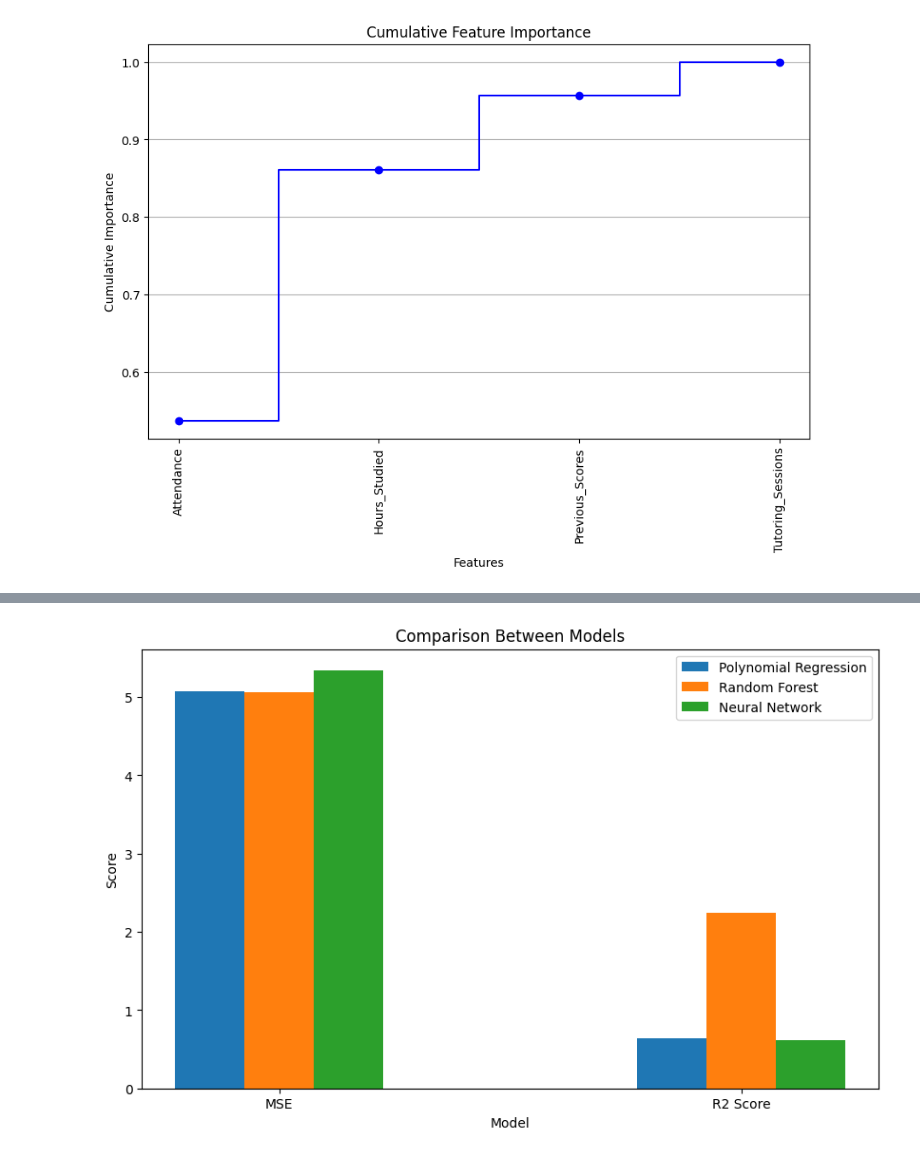
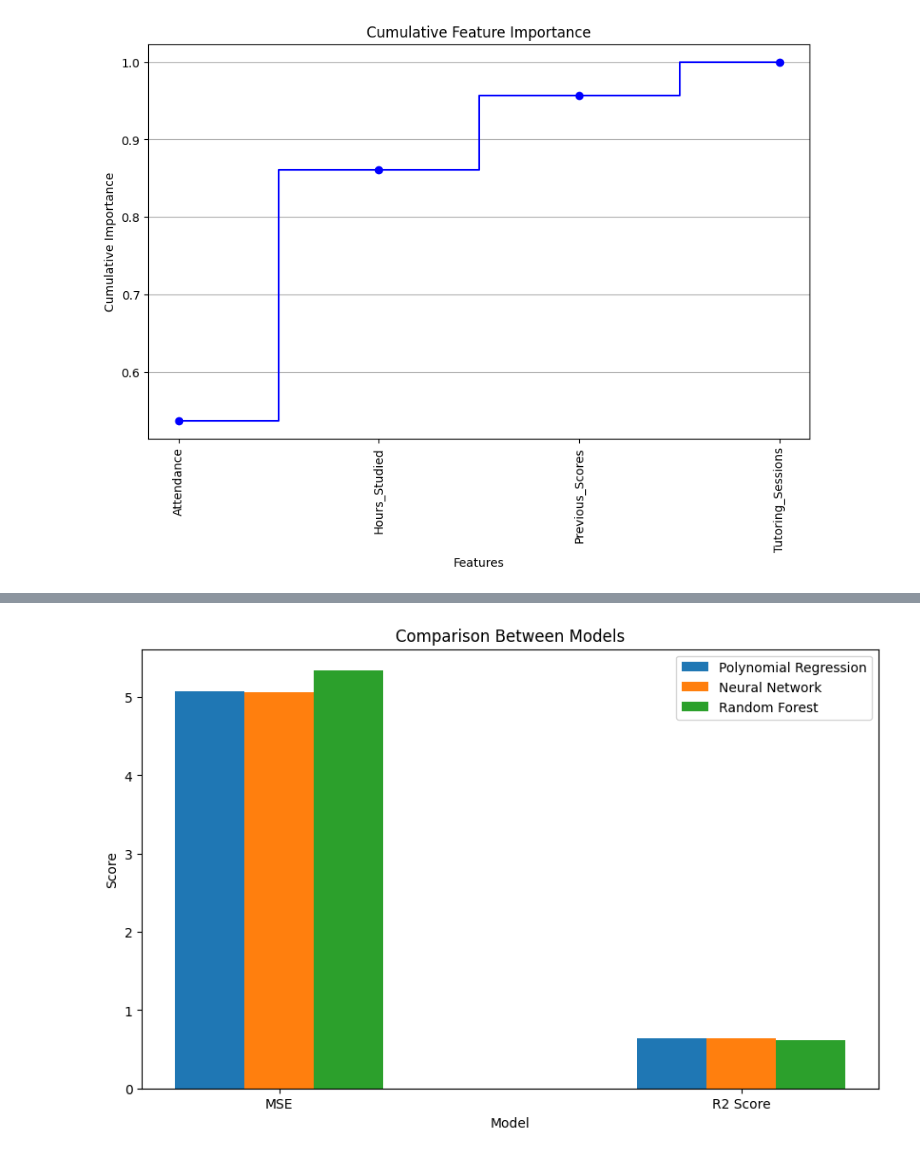
Before and after one commit to cc81972/Predict-a-score, a Jupyter notebook: modelcreation.ipynb, the cells around one changed output, grey strips where cells are left out. Drawn from its saved outputs; the diff is of its cells as text; code cells hidden in the pictures.

Commit message:
Add files via upload
Fixed model comparison graph

```diff
--- a/modelcreation.ipynb
+++ b/modelcreation.ipynb
@@ -448,23 +453,23 @@ dump(scaler, 'scaler.pkl')
 # %%
 metrics = ['MSE', 'R2 Score']
 polynomial_regression = [5.069439258236874, 0.6413573918421556]
-neural_network = [5.061398983001709, 2.2497553162514605]
+neural_network = [5.061398983001709, 0.6422731876373291]
 random_forest = [5.344748464734049, 0.6218803635480334]
 
 
 bar_width = 0.15
 index = np.arange(len(metrics))
 
 plt.figure(figsize=(10, 6))
 plt.bar(index, polynomial_regression, width=bar_width, label='Polynomial Regression')
 plt.bar(index + bar_width, neural_network, width=bar_width, label='Neural Network')
 plt.bar(index + 2 * bar_width, random_forest, width=bar_width, label='Random Forest')
 
 plt.xticks(index + bar_width, metrics)
 plt.xlabel('Model')
 plt.ylabel('Score')
 plt.title('Comparison Between Models')
 plt.legend()
 plt.show()
 # %% [output]
-[figure, old version]
+[figure, new version]
```
Also changed, not shown: parts of 5 cells of this notebook.
